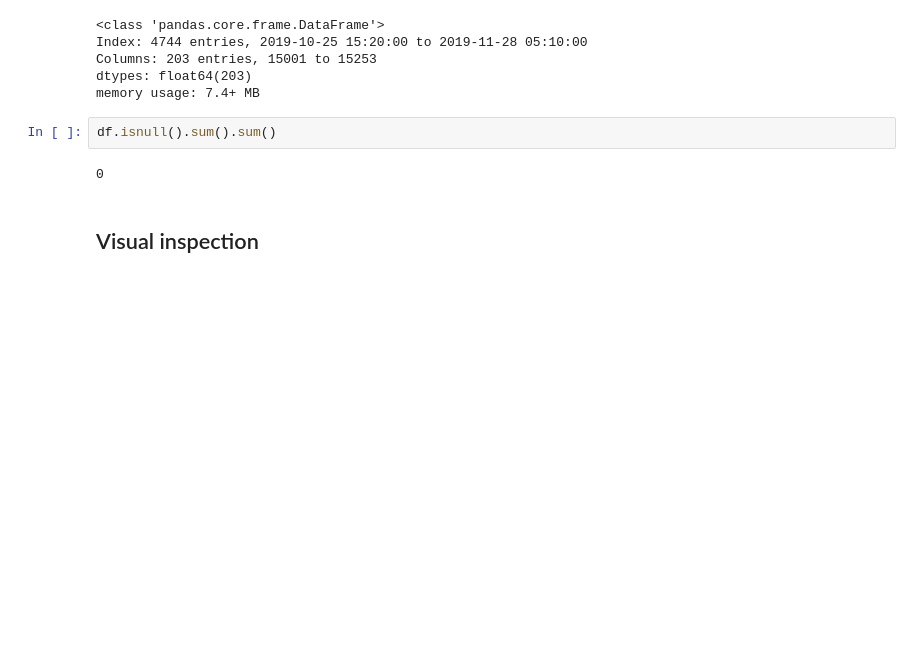
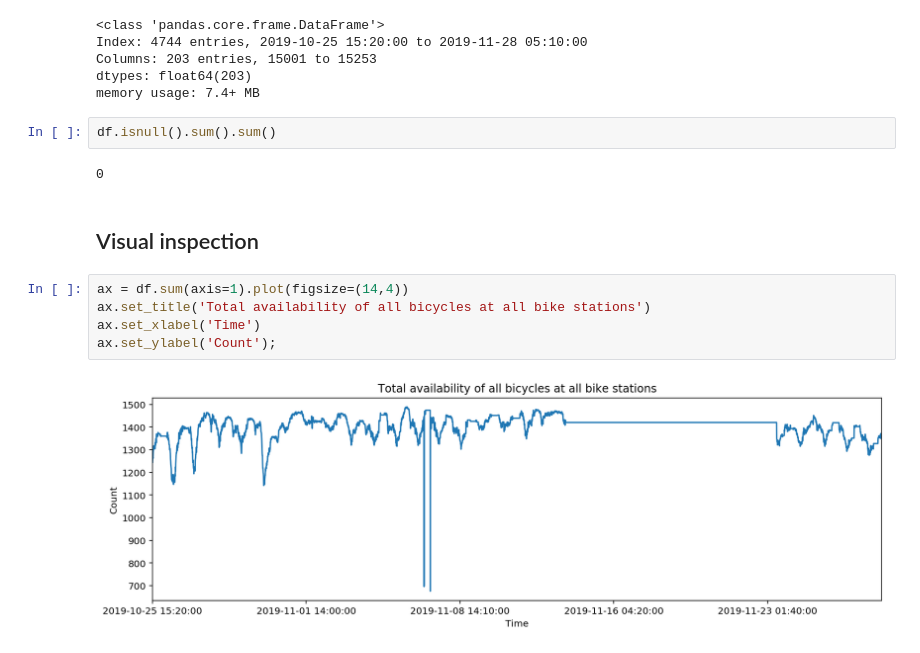
Before and after one commit to mariuszrokita/wroclawski-rower-miejski, a Jupyter notebook: bikeavailability/notebooks/02-exploratory-data-analysis.ipynb, the cells around one changed output. Drawn from its saved outputs; the diff is of its cells as text; blank space fills up the shorter version.

Commit message:
First visualizations of bike availability.

```diff
--- a/bikeavailability/notebooks/02-exploratory-data-analysis.ipynb
+++ b/bikeavailability/notebooks/02-exploratory-data-analysis.ipynb
@@ -106,3 +106,10 @@ df.isnull().sum().sum()
 0
 # %% [markdown]
 ## Visual inspection
+# %%
+ax = df.sum(axis=1).plot(figsize=(14,4))
+ax.set_title('Total availability of all bicycles at all bike stations')
+ax.set_xlabel('Time')
+ax.set_ylabel('Count');
+# %% [output]
+[figure, added]
```
Also changed, not shown: parts of 1 cell of this notebook.
